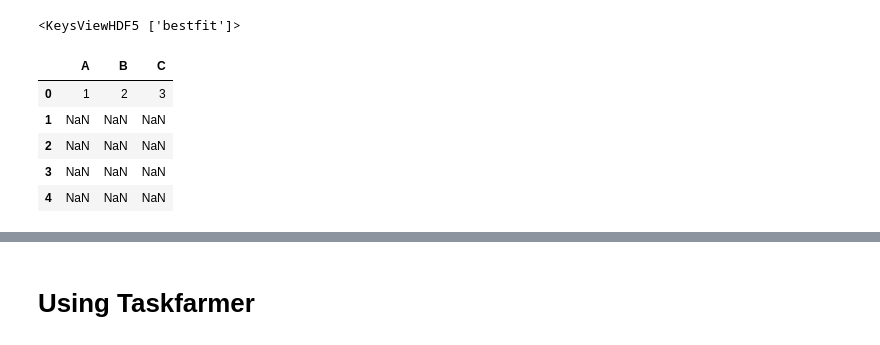
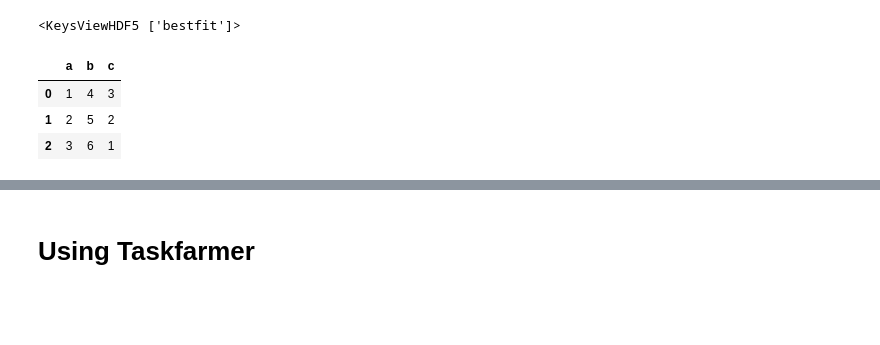
Before and after one commit to eramey16/galactic_lenses, a Jupyter notebook: Test.ipynb, the cells around one changed output, grey strips where cells are left out. Cells and saved outputs as stored; diff of their text form; code cells hidden in the pictures; blank space fills up the shorter version.

```diff
--- a/Test.ipynb
+++ b/Test.ipynb
@@ -341,13 +358,11 @@ f['A/C'].keys()
 <KeysViewHDF5 ['bestfit']>
 # %%
 import pandas as pd
-x = pd.DataFrame(index=range(5), columns=["A", "B", "C"])
-x.iloc[0] = [1,2,3]
-x
+x = pd.DataFrame({'a':[1,2,3], 'b':[4,5,6]})
+y = pd.DataFrame({'a':[3,2,1,0], 'c':[1,2,3,4]})
+x.merge(y, on='a')
 # %% [output]
-|  | A | B | C |
-| 0 | 1 | 2 | 3 |
-| 1 | NaN | NaN | NaN |
-| 2 | NaN | NaN | NaN |
-| 3 | NaN | NaN | NaN |
-| 4 | NaN | NaN | NaN |
+|  | a | b | c |
+| 0 | 1 | 4 | 3 |
+| 1 | 2 | 5 | 2 |
+| 2 | 3 | 6 | 1 |
```
Also changed, not shown: parts of 28 cells of this notebook, 6 other files.
